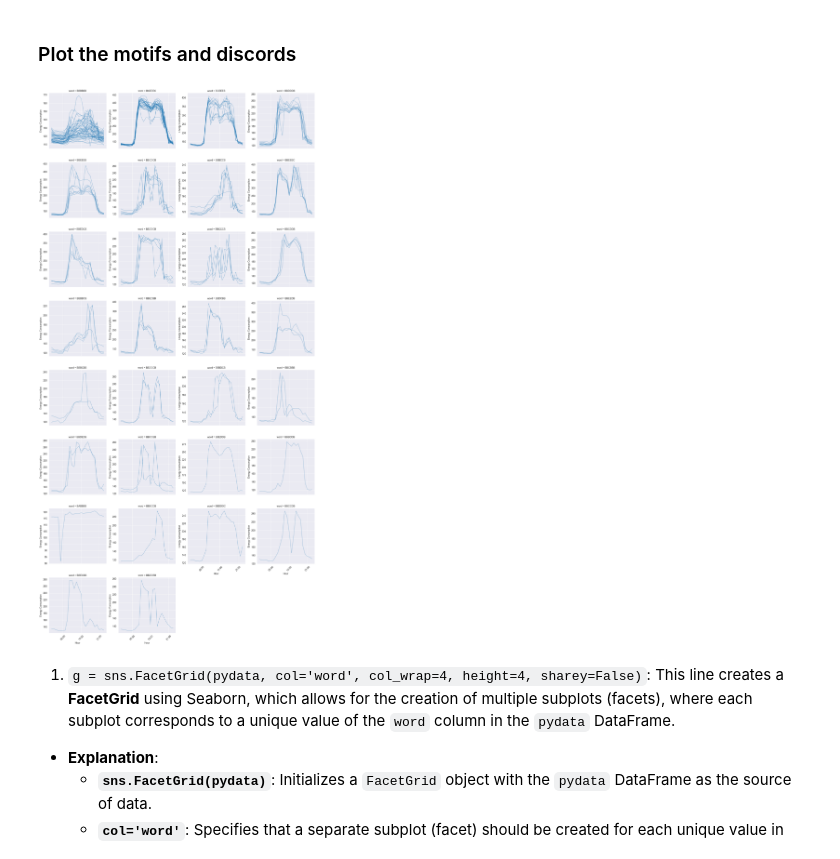
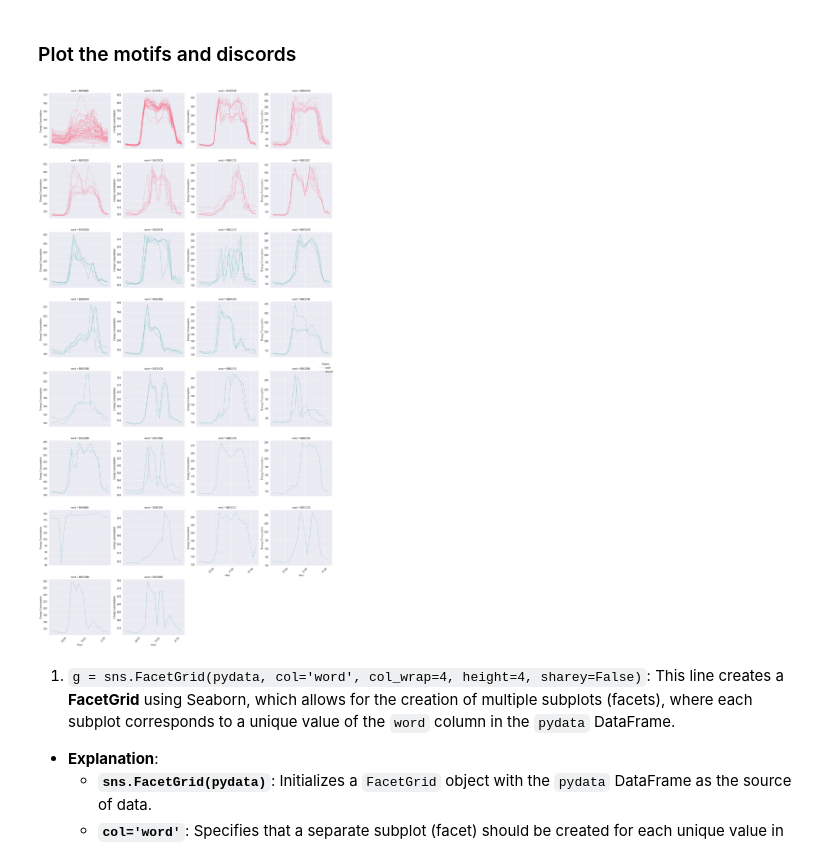
Before and after one commit to baeda-polito/geae-python, a Jupyter notebook: exercise-2/exercise-2-part-2-nb.ipynb, the cells around one changed output. Saved outputs shown, nothing was run; the diff lists cells and outputs as text; code cells hidden in the pictures.

```diff
--- a/exercise-2/exercise-2-part-2-nb.ipynb
+++ b/exercise-2/exercise-2-part-2-nb.ipynb
@@ -314,21 +311,27 @@ pydata['time_dt'] = pd.to_datetime(pydata['time'].astype(str), format='%H:%M:%S'
 # %% [markdown]
 ### Plot the motifs and discords
 # %%
-g = sns.FacetGrid(pydata, col='word', col_wrap=4, height=4, sharey=False)
-g.map_dataframe(sns.lineplot, x='time_dt', y='energy_h', hue='pattern', estimator=None, units='date', lw=0.7, alpha=0.7)
+palette = sns.color_palette("husl", len(pydata['pattern'].unique()))
+
+
+g = sns.FacetGrid(pydata, col='word', col_wrap=4, height=4, sharey=False, hue='pattern', palette=palette)
+g.map_dataframe(sns.lineplot, x='time_dt', y='energy_h', estimator=None, units='date', lw=0.7, alpha=0.7)
 
 # Adjust plot aesthetics
 for ax in g.axes.flatten():
     ax.set_xlabel('Hour')
     ax.set_ylabel('Energy Consumption')
     ax.xaxis.set_major_formatter(mdates.DateFormatter('%H:%M'))
     ax.xaxis.set_major_locator(mdates.HourLocator(interval=8))
     plt.setp(ax.get_xticklabels(), rotation=45)
 
+# Add a legend for 'pattern'
+g.add_legend(title="Pattern")
+
 plt.tight_layout()
 plt.show()
 # %% [output]
-[figure, old version]
+[figure, new version]
 # %% [markdown]
 1. `g = sns.FacetGrid(pydata, col='word', col_wrap=4, height=4, sharey=False)`: This line creates a **FacetGrid** using Seaborn, which allows for the creation of multiple subplots (facets), where each subplot corresponds to a unique value of the `word` column in the `pydata` DataFrame.
 
```
Also changed, not shown: parts of 2 cells of this notebook, 1 other file.
